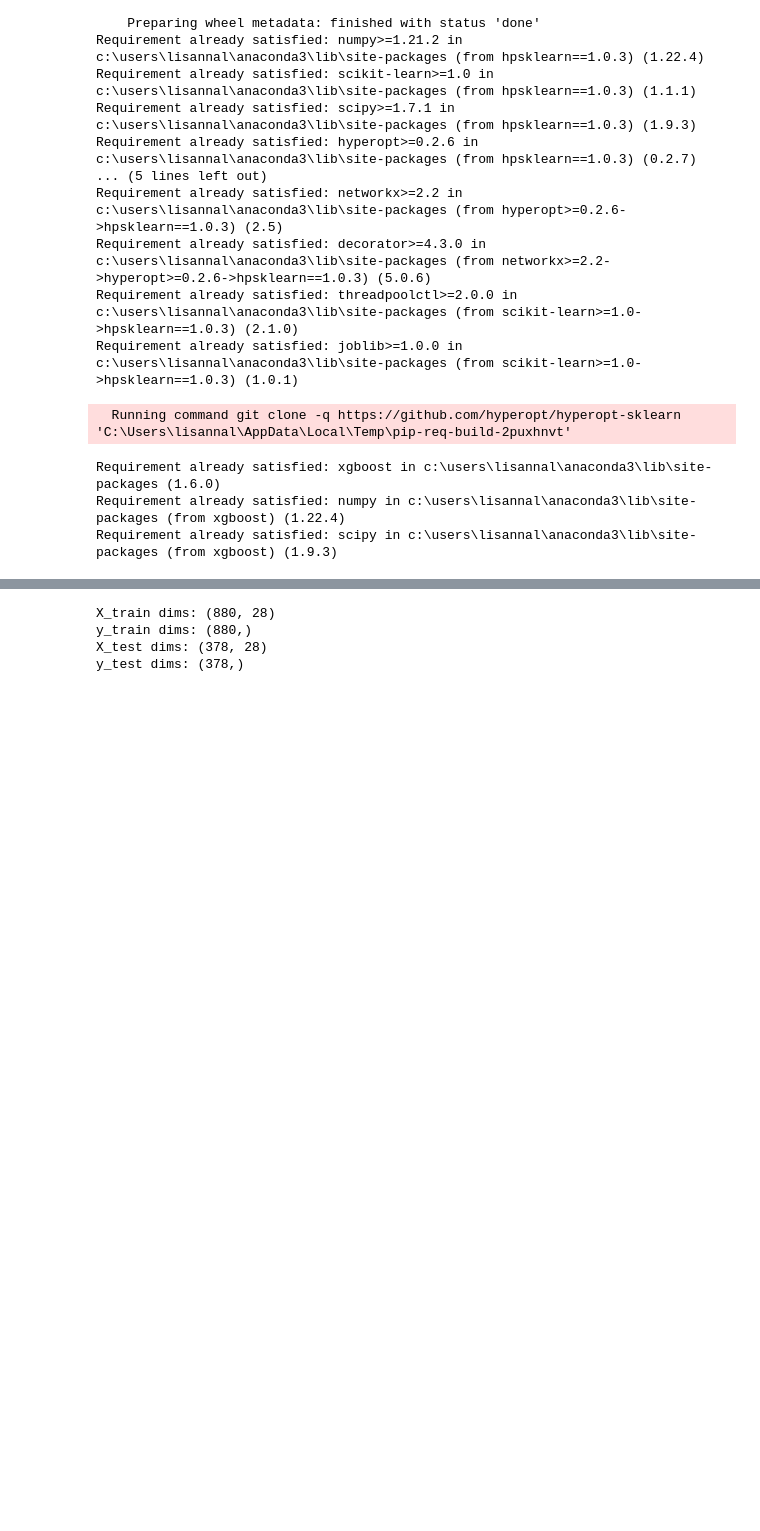
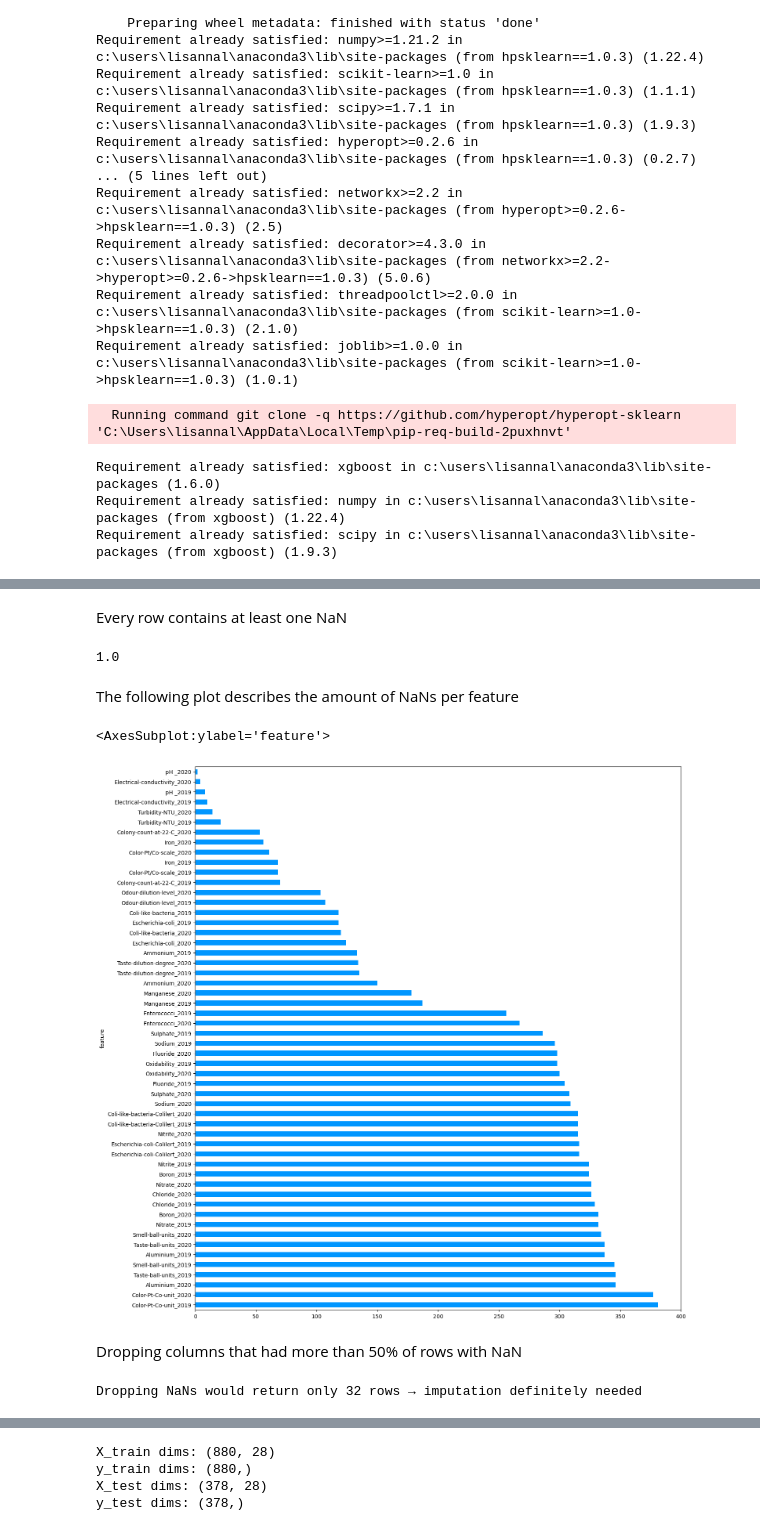
Before and after one commit to qetdr/xAutoML-Project1, a Jupyter notebook: project1_notebook.ipynb, the cells around one changed output, grey strips where cells are left out. Saved outputs shown, nothing was run; the diff lists cells and outputs as text; code cells hidden in the pictures; blank space fills up the shorter version.

Commit message:
project nb edited, data cleaning nb edited

```diff
--- a/project1_notebook.ipynb
+++ b/project1_notebook.ipynb
@@ -113,2 +134,3 @@ warnings.filterwarnings("ignore")
 # %%
-# data import, mingid kirjeldavad plotid, missing data, jne
+train_df = pd.read_csv("data/train.csv")
+train_df.shape # 440 rows
@@ -114,0 +172,20 @@ warnings.filterwarnings("ignore")
+# %%
+# sanity drop
+train_df = train_df.drop_duplicates()
+# %% [markdown]
+Every row contains at least one NaN
+# %%
+len(train_df.isna()) / len(train_df)
+# %% [output]
+1.0
+# %% [markdown]
+The following plot describes the amount of NaNs per feature
+# %%
+plot_width, plot_height = (16,18)
+plt.rcParams['figure.figsize'] = (plot_width,plot_height)
+train_df.isna().sum()[train_df.isna().sum()>0].sort_values(ascending = False).plot(xlabel = "feature", color = "#0096ff", ylabel = "amount of NaNs", kind='barh')
+# %% [output]
+<AxesSubplot:ylabel='feature'>
+[figure, added]
+# %% [markdown]
+Dropping columns that had more than 50% of rows with NaN
@@ -114,0 +195,4 @@ warnings.filterwarnings("ignore")
+# %%
+print(f"Dropping NaNs would return only {len(modified_df.dropna())} rows → imputation definitely needed")
+# %% [output]
+Dropping NaNs would return only 32 rows → imputation definitely needed
```
Also changed, not shown: parts of 45 cells of this notebook, 32 other files.
